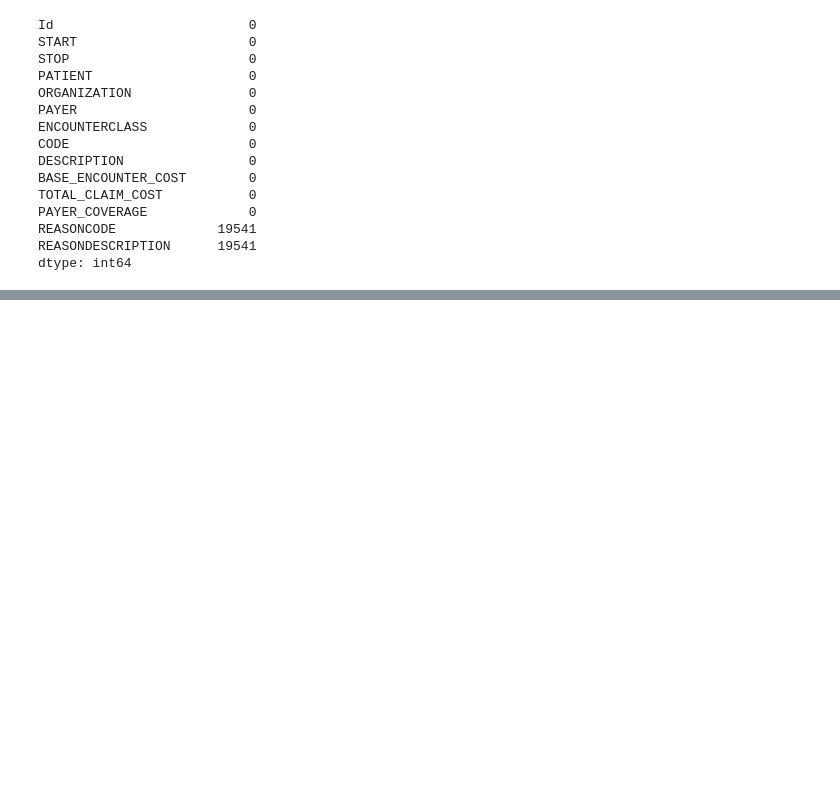
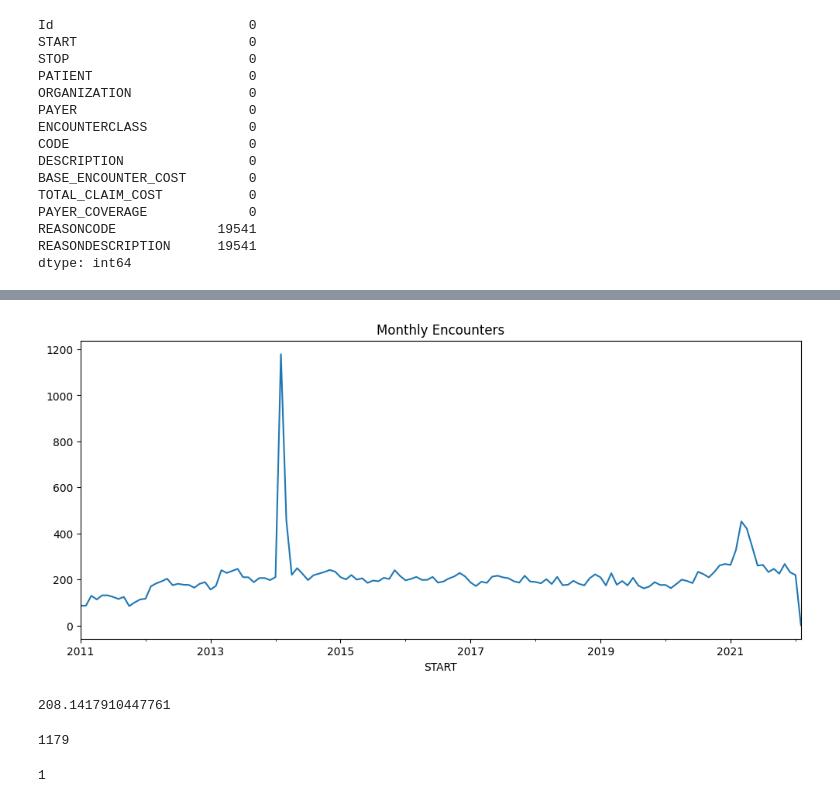
Before and after one commit to projit-1/Massachussets_General_Hospital_Patient_Records_Time_Series_Analysis, a Jupyter notebook: Massachussets_General_Hospital_Patient_Records_Time_Series_Analysis.ipynb, the cells around one changed output, grey strips where cells are left out. Saved outputs shown, nothing was run; the diff lists cells and outputs as text; code cells hidden in the pictures; blank space fills up the shorter version.

```diff
--- a/Massachussets_General_Hospital_Patient_Records_Time_Series_Analysis.ipynb
+++ b/Massachussets_General_Hospital_Patient_Records_Time_Series_Analysis.ipynb
@@ -101,3 +101,11 @@ PAYER_COVERAGE             0
 REASONCODE             19541
 REASONDESCRIPTION      19541
 dtype: int64
+# %%
+## Convert START into DateTime Index
+
+encounters = encounters.set_index("START")
+
+encounters.sort_index(inplace=True)
+
+encounters.head()
@@ -103,0 +163,6 @@ dtype: int64
+# %%
+## Monthly encounters
+
+monthly = encounters.resample("ME").size()
+
+monthly.head()
@@ -103,0 +177,34 @@ dtype: int64
+# %%
+## Plot monthly encounters
+
+import matplotlib.pyplot as plt
+
+monthly.plot(figsize=(12,5))
+
+plt.title("Monthly Encounters")
+
+plt.show()
+# %% [output]
+[figure, added]
+# %%
+## Average monthly encounters
+
+monthly.mean()
+# %% [output]
+208.1417910447761
+# %%
+## Highest monthly encounters
+
+monthly.idxmax()
+
+monthly.max()
+# %% [output]
+1179
+# %%
+## Lowest monthly encounters
+
+monthly.idxmin()
+
+monthly.min()
+# %% [output]
+1
```
Also changed, not shown: parts of 16 cells of this notebook.
